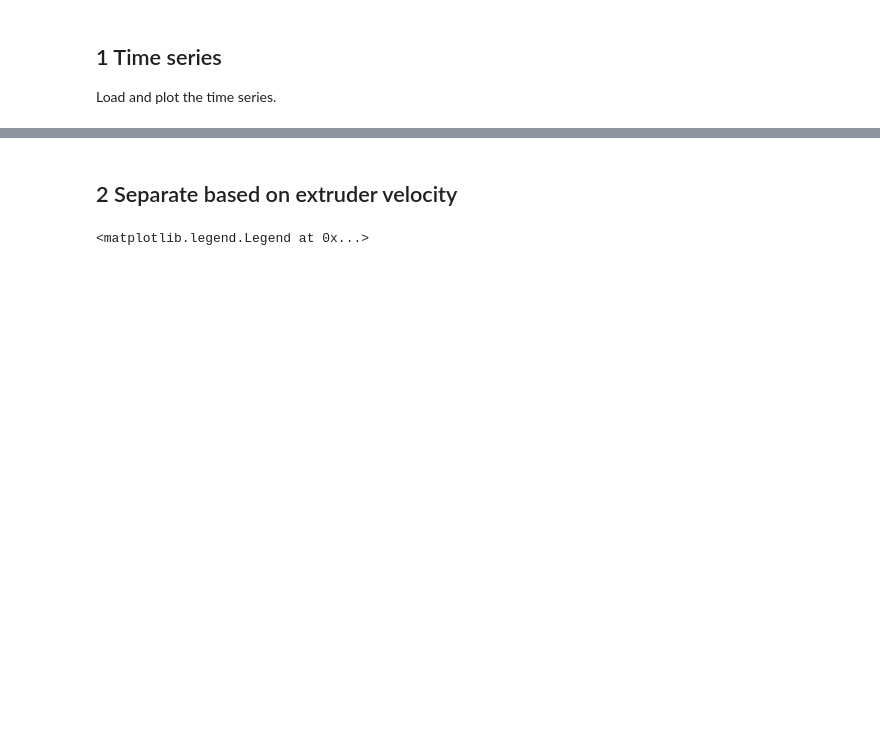
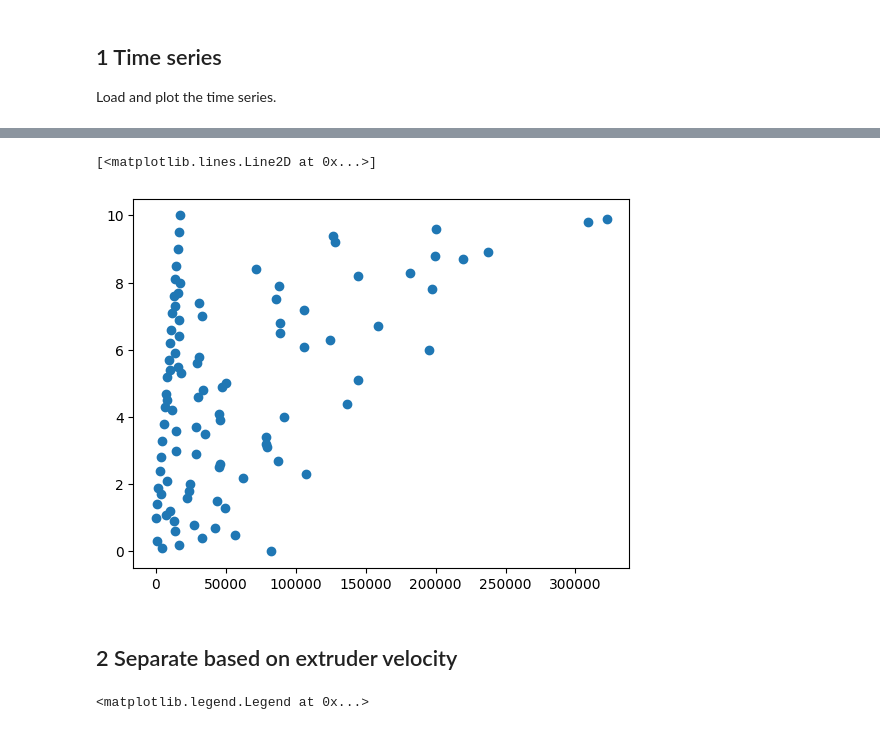
Before and after one commit to ZLoverty/ETP, a Jupyter notebook: Code/extrusion_force.ipynb, the cells around one changed output, grey strips where cells are left out. Saved outputs shown, nothing was run; the diff lists cells and outputs as text; code cells hidden in the pictures; blank space fills up the shorter version.

```diff
--- a/Code/extrusion_force.ipynb
+++ b/Code/extrusion_force.ipynb
@@ -47,3 +80,8 @@ Text(0, 0.5, 'Velocity (mm/s)')
+# %%
+plt.plot(data_clean.feedrate_mms.drop_duplicates(), "o")
+# %% [output]
+[<matplotlib.lines.Line2D at 0x...>]
+[figure, added]
 # %% [markdown]
 ## 2 Separate based on extruder velocity
 # %%
```
Also changed, not shown: parts of 8 cells of this notebook.
